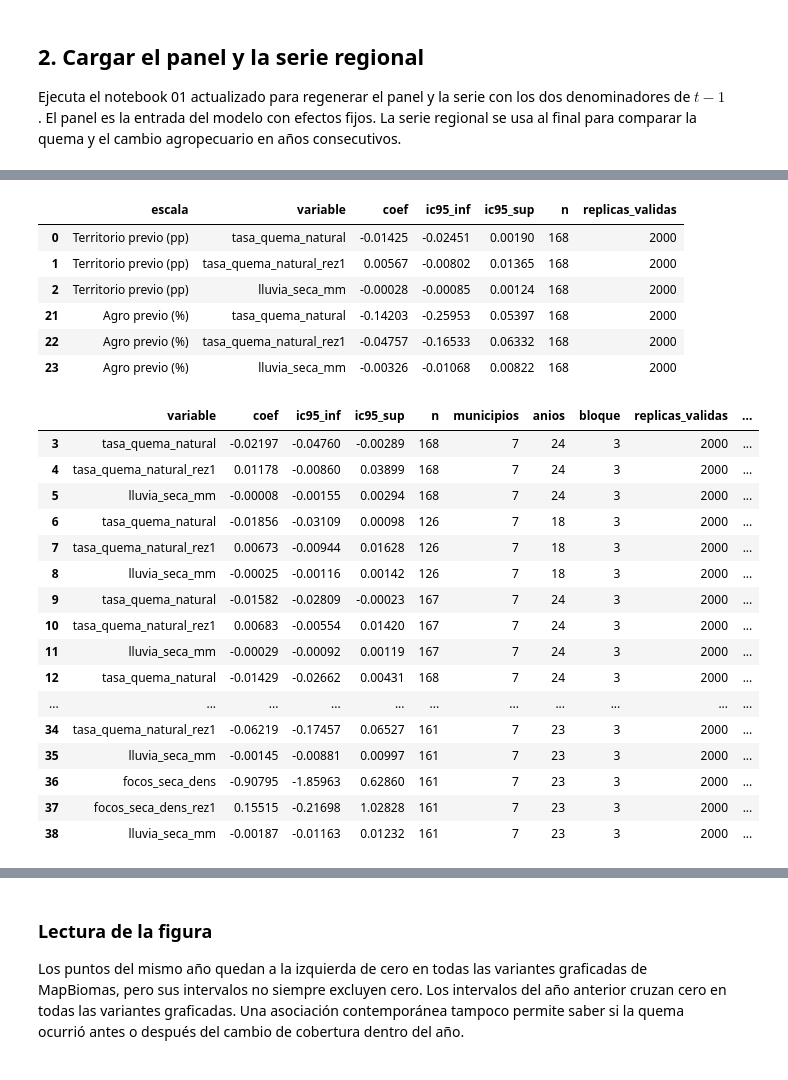
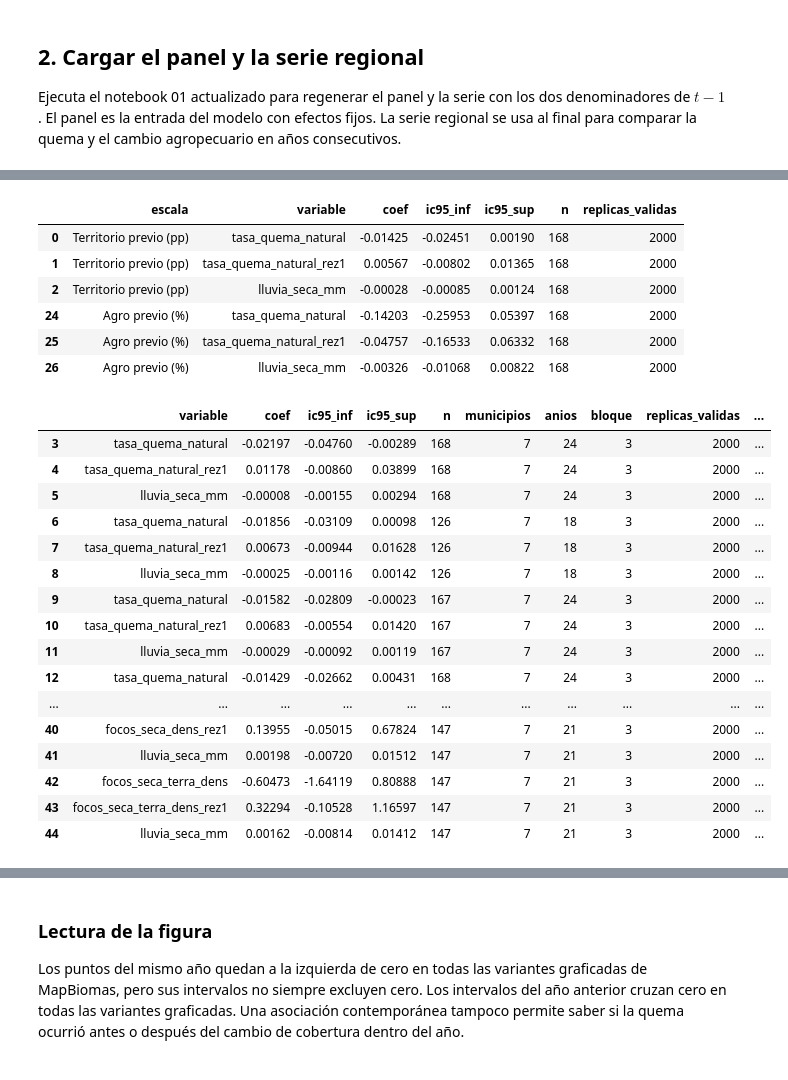
Before and after one commit to DanielFelipeRuizBermudez/Proyecto-ALTILLANURA, a Jupyter notebook: modulos/fuego_expansion/notebooks/03_asociacion_municipal.ipynb, the cells around one changed output, grey strips where cells are left out. Drawn from its saved outputs; the diff is of its cells as text; code cells hidden in the pictures.

```diff
--- a/modulos/fuego_expansion/notebooks/03_asociacion_municipal.ipynb
+++ b/modulos/fuego_expansion/notebooks/03_asociacion_municipal.ipynb
@@ -61,6 +61,7 @@ Los bloques conservan choques comunes a los municipios de un año y parte de la
 # %%
 modelos = import_module("03_panel_efectos_fijos")
 muestra_comun = panel.dropna(subset=["focos_seca_dens", "focos_seca_dens_rez1",
+                                    "focos_seca_terra_dens", "focos_seca_terra_dens_rez1",
                                     "tasa_quema_natural", "tasa_quema_natural_rez1"])
 especificaciones = [
     ("Principal", panel, {}),
@@ -69,7 +70,8 @@ especificaciones = [
     ("Sin Puerto Carreño 2014", panel, {"excluir_salto_carreno": True}),
     ("Agropecuario sin plantaciones forestales", panel, {"resultado": "d_agro_sin_forestal_pct"}),
     ("Quema en muestra común con FIRMS", muestra_comun, {}),
-    ("FIRMS en muestra común", muestra_comun, {"exposicion": "focos_seca_dens"}),
+    ("FIRMS Terra + Aqua en muestra común", muestra_comun, {"exposicion": "focos_seca_dens"}),
+    ("FIRMS solo Terra en muestra común", muestra_comun, {"exposicion": "focos_seca_terra_dens"}),
 ]
 # La exclusión de plantaciones cambia la definición del resultado principal.
 # Las demás especificaciones se comparan en ambas escalas.
@@ -79,41 +81,41 @@ escalas = [
      [esp for esp in especificaciones if "resultado" not in esp[2]]),
 ]
 resultados = pd.concat(
     [modelos.ajustar(datos, **{"resultado": resultado, **opciones})
      .assign(modelo=nombre, escala=escala)
      for escala, resultado, variantes in escalas
      for nombre, datos, opciones in variantes],
     ignore_index=True,
 )
 resultados.to_csv(tablas / "asociacion_municipal.csv", index=False, encoding="utf-8-sig")
 columnas = ["escala", "variable", "coef", "ic95_inf", "ic95_sup", "n", "replicas_validas"]
 display(resultados.loc[resultados["modelo"].eq("Principal"), columnas].round(5))
 display(resultados.loc[~resultados["modelo"].eq("Principal")].round(5))
 # %% [output]
 |  | escala | variable | coef | ic95_inf | ic95_sup | n | replicas_validas |
 | 0 | Territorio previo (pp) | tasa_quema_natural | -0.01425 | -0.02451 | 0.00190 | 168 | 2000 |
 | 1 | Territorio previo (pp) | tasa_quema_natural_rez1 | 0.00567 | -0.00802 | 0.01365 | 168 | 2000 |
 | 2 | Territorio previo (pp) | lluvia_seca_mm | -0.00028 | -0.00085 | 0.00124 | 168 | 2000 |
-| 21 | Agro previo (%) | tasa_quema_natural | -0.14203 | -0.25953 | 0.05397 | 168 | 2000 |
-| 22 | Agro previo (%) | tasa_quema_natural_rez1 | -0.04757 | -0.16533 | 0.06332 | 168 | 2000 |
-| 23 | Agro previo (%) | lluvia_seca_mm | -0.00326 | -0.01068 | 0.00822 | 168 | 2000 |
+| 24 | Agro previo (%) | tasa_quema_natural | -0.14203 | -0.25953 | 0.05397 | 168 | 2000 |
+| 25 | Agro previo (%) | tasa_quema_natural_rez1 | -0.04757 | -0.16533 | 0.06332 | 168 | 2000 |
+| 26 | Agro previo (%) | lluvia_seca_mm | -0.00326 | -0.01068 | 0.00822 | 168 | 2000 |
 |  | variable | coef | ic95_inf | ic95_sup | n | municipios | anios | bloque | replicas_validas | ... |
 | 3 | tasa_quema_natural | -0.02197 | -0.04760 | -0.00289 | 168 | 7 | 24 | 3 | 2000 | ... |
 | 4 | tasa_quema_natural_rez1 | 0.01178 | -0.00860 | 0.03899 | 168 | 7 | 24 | 3 | 2000 | ... |
 | 5 | lluvia_seca_mm | -0.00008 | -0.00155 | 0.00294 | 168 | 7 | 24 | 3 | 2000 | ... |
 | 6 | tasa_quema_natural | -0.01856 | -0.03109 | 0.00098 | 126 | 7 | 18 | 3 | 2000 | ... |
 | 7 | tasa_quema_natural_rez1 | 0.00673 | -0.00944 | 0.01628 | 126 | 7 | 18 | 3 | 2000 | ... |
 | 8 | lluvia_seca_mm | -0.00025 | -0.00116 | 0.00142 | 126 | 7 | 18 | 3 | 2000 | ... |
 | 9 | tasa_quema_natural | -0.01582 | -0.02809 | -0.00023 | 167 | 7 | 24 | 3 | 2000 | ... |
 | 10 | tasa_quema_natural_rez1 | 0.00683 | -0.00554 | 0.01420 | 167 | 7 | 24 | 3 | 2000 | ... |
 | 11 | lluvia_seca_mm | -0.00029 | -0.00092 | 0.00119 | 167 | 7 | 24 | 3 | 2000 | ... |
 | 12 | tasa_quema_natural | -0.01429 | -0.02662 | 0.00431 | 168 | 7 | 24 | 3 | 2000 | ... |
 | ... | ... | ... | ... | ... | ... | ... | ... | ... | ... | ... |
-| 34 | tasa_quema_natural_rez1 | -0.06219 | -0.17457 | 0.06527 | 161 | 7 | 23 | 3 | 2000 | ... |
-| 35 | lluvia_seca_mm | -0.00145 | -0.00881 | 0.00997 | 161 | 7 | 23 | 3 | 2000 | ... |
-| 36 | focos_seca_dens | -0.90795 | -1.85963 | 0.62860 | 161 | 7 | 23 | 3 | 2000 | ... |
-| 37 | focos_seca_dens_rez1 | 0.15515 | -0.21698 | 1.02828 | 161 | 7 | 23 | 3 | 2000 | ... |
-| 38 | lluvia_seca_mm | -0.00187 | -0.01163 | 0.01232 | 161 | 7 | 23 | 3 | 2000 | ... |
+| 40 | focos_seca_dens_rez1 | 0.13955 | -0.05015 | 0.67824 | 147 | 7 | 21 | 3 | 2000 | ... |
+| 41 | lluvia_seca_mm | 0.00198 | -0.00720 | 0.01512 | 147 | 7 | 21 | 3 | 2000 | ... |
+| 42 | focos_seca_terra_dens | -0.60473 | -1.64119 | 0.80888 | 147 | 7 | 21 | 3 | 2000 | ... |
+| 43 | focos_seca_terra_dens_rez1 | 0.32294 | -0.10528 | 1.16597 | 147 | 7 | 21 | 3 | 2000 | ... |
+| 44 | lluvia_seca_mm | 0.00162 | -0.00814 | 0.01412 | 147 | 7 | 21 | 3 | 2000 | ... |
 # %% [markdown]
 ### Lectura del ajuste principal
 
```
Also changed, not shown: parts of 3 cells of this notebook, 2 other files.
